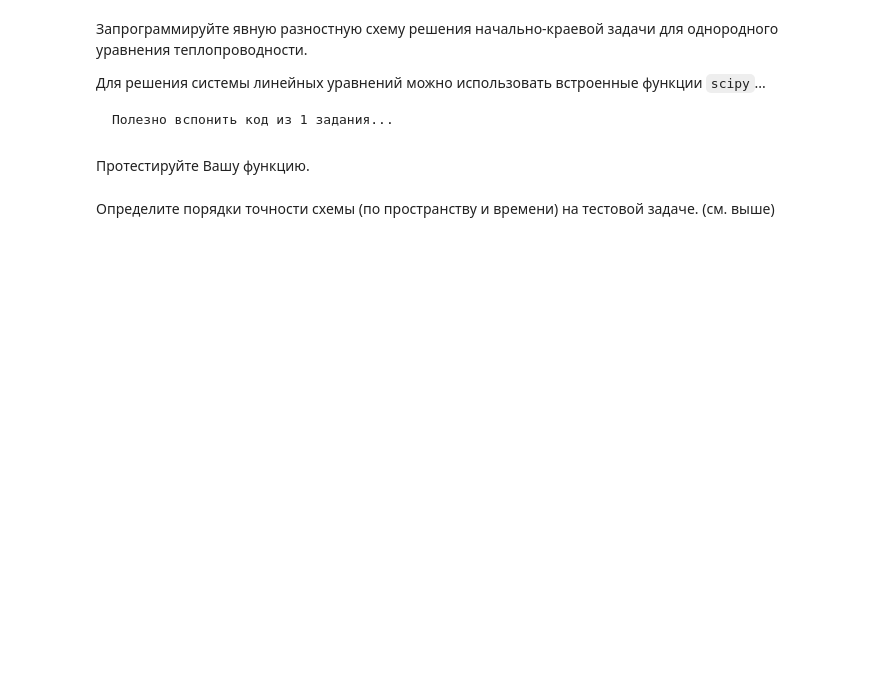
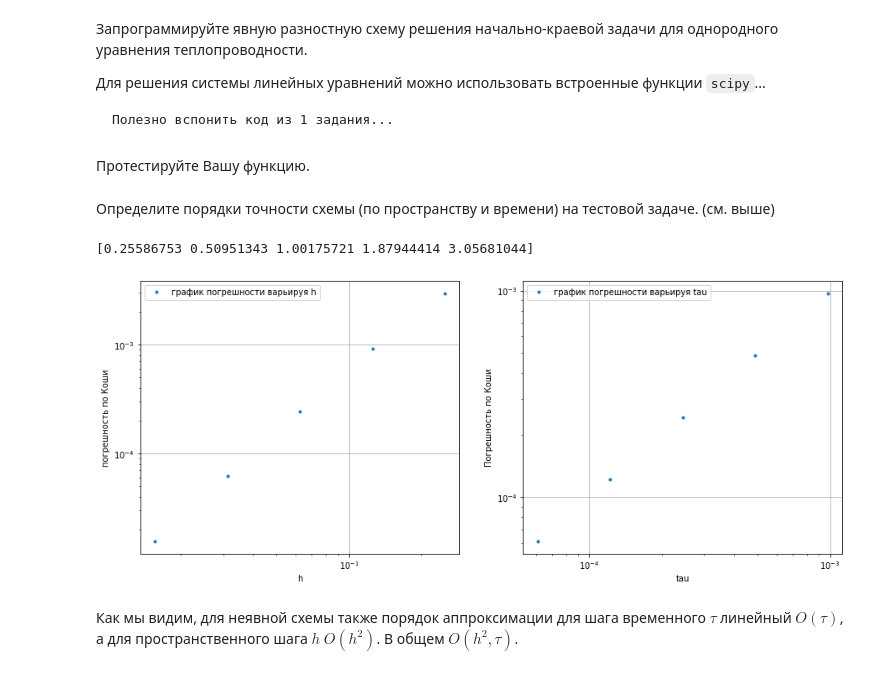
Before and after one commit to DziyanaC/---, a Jupyter notebook: diffusion_eq.ipynb, the cells around one changed output. Cells and saved outputs as stored; diff of their text form; code cells hidden in the pictures; blank space fills up the shorter version.

```diff
--- a/diffusion_eq.ipynb
+++ b/diffusion_eq.ipynb
@@ -417,0 +453,67 @@ raise NotImplementedError()
+# %%
+def heat_impl_modified(t_c, init = lambda x: 0., bound1 = lambda t: 0., q=lambda x, t: 0, f=lambda x, t: 1,
+                bound2 = lambda t: 0., alpha = 1,
+                lx = 1, h = 1e-2, tau = 1e-4):
+
+    N = int(lx / h)
+    y_2 = np.array([init(i * h) for i in range(N + 1)])
+    t = 0
+    while t < t_c:
+        t += tau
+        D1 = np.ones(N - 1) * ( -alpha / h ** 2)
+        D1[0] = 0
+        D3 = np.ones(N - 1) * ( -alpha / h ** 2)
+        D3[-1] = 0
+        D2 = []
+        F = []
+
+        for i in range(N - 1):
+            D2.append(q((i + 1)*h,t) + 1/tau + 2*alpha/h**2)
+            F.append(f((i + 1)*h,t)+y_2[i+1]/tau)
+        F[0] -= ( - alpha / h ** 2) * bound1(t)
+        F[-1] -= ( - alpha / h ** 2) * bound2(t)
+
+        matrix = np.array([D1, D2, D3])
+        y = np.array([bound1(t), *solve_banded((1, 1), matrix, F), bound2(t)])
+    t_end = t
+    u_end = y
+
+    return u_end
+
+t_c = 0.1
+h_list = np.array([1 / 2**6, 1 / 2**5, 1 / 2**4, 1 / 2**3, 1 / 2**2, 1/2]) # 6 разных вариантов h
+e3 = []
+tau = 1 / 2**4
+
+for i in range(len(h_list) - 1):
+    e3.append(np.amax(abs(heat_impl_modified(t_c = t_c, h = h_list[i+1], tau = tau) - (heat_impl_modified(t_c = t_c, h = h_list[i], tau = tau))[::2])))
+
+t_c = 0.1
+h = 1 / 2**2
+tau_list = np.array([1 / 2**14, 1 / 2**13, 1 / 2**12, 1 / 2**11, 1 / 2**10, 1 / 2**9]) # 6 разных вариантов tau
+e4 = []
+for i in range(len(tau_list) - 1):
+    e4.append(np.amax(abs(heat_impl_modified(t_c = t_c, h = h, tau = tau_list[i+1]) - (heat_impl_modified(t_c = t_c, h = h, tau = tau_list[i])))))
+
+fig, axes = plt.subplots(1, 2, figsize=(15, 6))
+ax1, ax2 = axes
+ax1.plot(h_list[:-1], e3, '.', label = 'график погрешности варьируя h')
+ax1.set(xlabel = "h", ylabel = "погрешность по Коши")
+ax1.grid(True)
+ax1.legend(loc='best')
+ax1.set_yscale('log')
+ax1.set_xscale('log')
+
+ax2.plot(tau_list[:-1], e4, '.', label = 'график погрешности варьируя tau')
+ax2.set(xlabel = "tau", ylabel = "Погрешность по Коши")
+ax2.grid(True)
+ax2.legend(loc='best')
+plt.yscale('log')
+plt.xscale('log')
+
+print(np.array(e3) / np.array(e4))
+# %% [output]
+[0.25586753 0.50951343 1.00175721 1.87944414 3.05681044]
+[figure, added]
+# %% [markdown]
+Как мы видим, для неявной схемы также порядок аппроксимации для шага временного $\tau$ линейный $O(\tau)$, а для пространственного шага $h$ $O(h^2)$. В общем $O(h^2, \tau)$.
```
Also changed, not shown: parts of 9 cells of this notebook.
